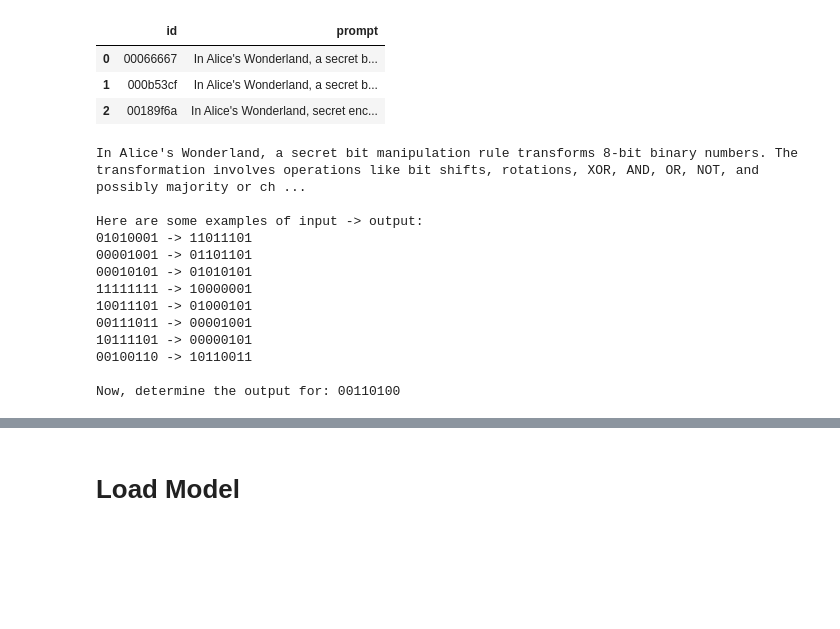
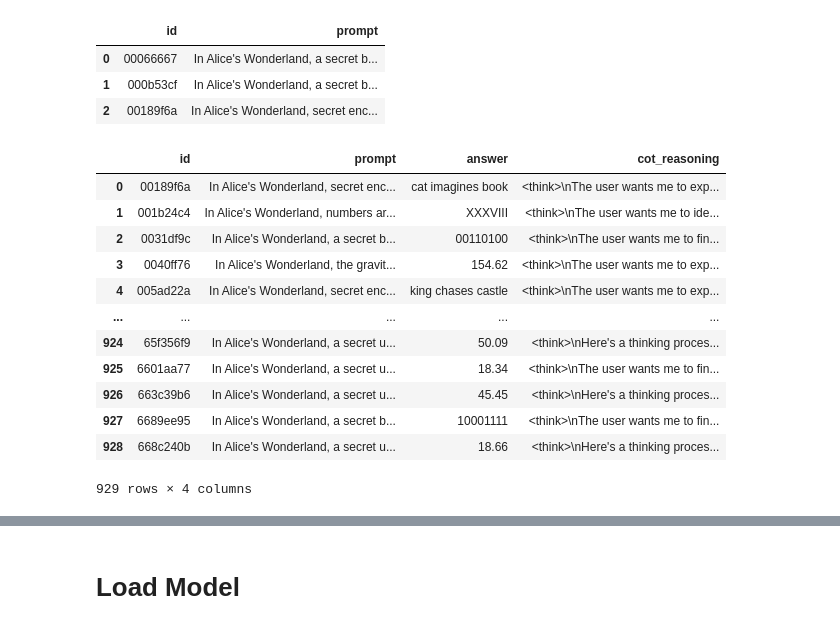
Before and after one commit to johnsonhk88/kaggle-NVIDIA-Nemotron-Model-Reasoning-Challenge, a Jupyter notebook: src/colab/nvidia_nemotron_model_fine_tuning_colab.ipynb, the cells around one changed output, grey strips where cells are left out. Cells and saved outputs as stored; diff of their text form; code cells hidden in the pictures; blank space fills up the shorter version.

```diff
--- a/src/colab/nvidia_nemotron_model_fine_tuning_colab.ipynb
+++ b/src/colab/nvidia_nemotron_model_fine_tuning_colab.ipynb
@@ -358,18 +370,20 @@ testDF
 | 1 | 000b53cf | In Alice's Wonderland, a secret b... |
 | 2 | 00189f6a | In Alice's Wonderland, secret enc... |
 # %%
-print(trainDF["prompt"][0])
+# print(trainDF["prompt"][0])
-# %% [output]
-In Alice's Wonderland, a secret bit manipulation rule transforms 8-bit binary numbers. The transformation involves operations like bit shifts, rotations, XOR, AND, OR, NOT, and possibly majority or ch ...
-
-Here are some examples of input -> output:
-01010001 -> 11011101
-00001001 -> 01101101
-00010101 -> 01010101
-11111111 -> 10000001
-10011101 -> 01000101
-00111011 -> 00001001
-10111101 -> 00000101
-00100110 -> 10110011
-
-Now, determine the output for: 00110100
+# %%
+trainDF
+# %% [output]
+|  | id | prompt | answer | cot_reasoning |
+| 0 | 00189f6a | In Alice's Wonderland, secret enc... | cat imagines book | <think>\nThe user wants me to exp... |
+| 1 | 001b24c4 | In Alice's Wonderland, numbers ar... | XXXVIII | <think>\nThe user wants me to ide... |
+| 2 | 0031df9c | In Alice's Wonderland, a secret b... | 00110100 | <think>\nThe user wants me to fin... |
+| 3 | 0040ff76 | In Alice's Wonderland, the gravit... | 154.62 | <think>\nThe user wants me to exp... |
+| 4 | 005ad22a | In Alice's Wonderland, secret enc... | king chases castle | <think>\nThe user wants me to exp... |
+| ... | ... | ... | ... | ... |
+| 924 | 65f356f9 | In Alice's Wonderland, a secret u... | 50.09 | <think>\nHere's a thinking proces... |
+| 925 | 6601aa77 | In Alice's Wonderland, a secret u... | 18.34 | <think>\nThe user wants me to fin... |
+| 926 | 663c39b6 | In Alice's Wonderland, a secret u... | 45.45 | <think>\nHere's a thinking proces... |
+| 927 | 6689ee95 | In Alice's Wonderland, a secret b... | 10001111 | <think>\nThe user wants me to fin... |
+| 928 | 668c240b | In Alice's Wonderland, a secret u... | 18.66 | <think>\nHere's a thinking proces... |
+929 rows × 4 columns
```
Also changed, not shown: parts of 48 cells of this notebook, 2 other files.
